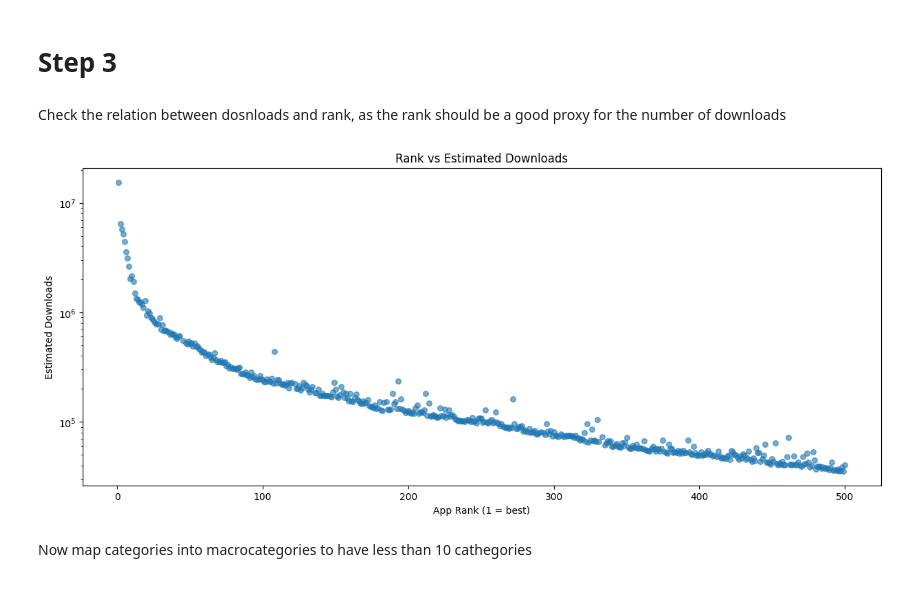
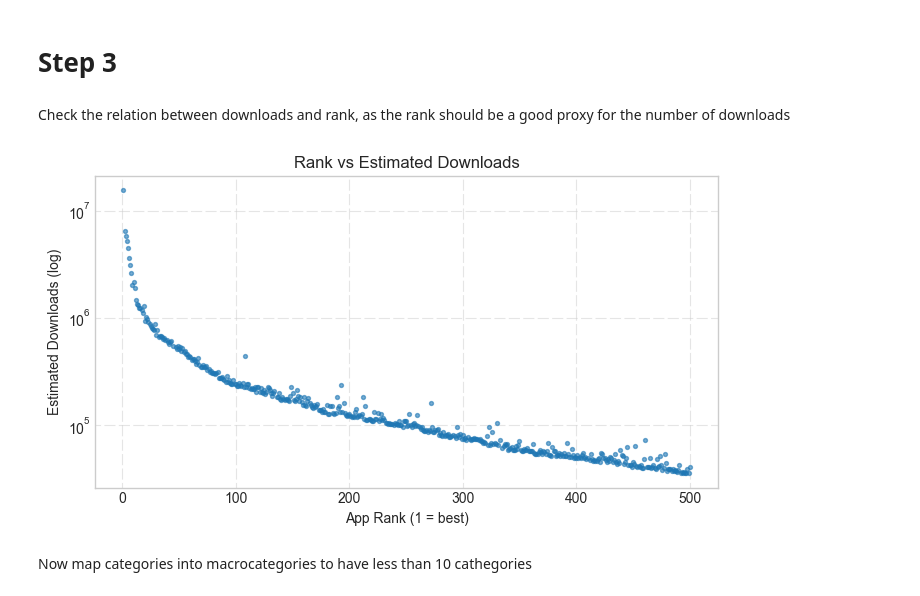
Before and after one commit to guidomagnani/empirical-IO-ps, a Jupyter notebook: src/Code.ipynb, the cells around one changed output. Drawn from its saved outputs; the diff is of its cells as text; code cells hidden in the pictures.

Commit message:
code refactoring, edited and saved output for pdf gen

```diff
--- a/src/Code.ipynb
+++ b/src/Code.ipynb
@@ -3,11 +1,15 @@
 # %%
-import pandas as pd
-from bs4 import BeautifulSoup
-import requests
-import re
+# from bs4 import BeautifulSoup
+# import requests
+# import re
 from itunes_app_scraper.scraper import AppStoreScraper
-import matplotlib.pyplot as plt
-import seaborn as sns
+
 import numpy as np
 
-url = "https://fabiosacerdote.github.io/ScrapingData/top_paid_apps_to_share.html"
+import requests
+import html
+from io import StringIO
+import pandas as pd
+import matplotlib.pyplot as plt
+
+plt.style.use('seaborn-v0_8-whitegrid')
@@ -79,0 +63,5 @@ fulldf
+# %%
+ids = app_df["app_id"].dropna().astype(int).tolist()
+details_df = get_selected_app_details(ids)
+full_df = app_df.merge(details_df, left_on="app_id", right_on="id", how="left")
+full_df.head()
@@ -81,19 +76,25 @@ fulldf
 # Step 3
 # %%
 #assumption of 20 downloads per review
-fulldf["estimated_downloads"] = fulldf["reviews_count"] * 20
+full_df["estimated_downloads"] = full_df["reviews_count"] * 20
 # %% [markdown]
-Check the relation between dosnloads and rank, as the rank should be a good proxy for the number of downloads
+Check the relation between downloads and rank, as the rank should be a good proxy for the number of downloads
 # %%
-fig = plt.figure(figsize=(15, 6))
-plt.scatter(fulldf['rank'], fulldf['estimated_downloads'], alpha=0.6, s=30)
+fig = plt.figure(figsize=(7, 4))
+plt.grid(alpha = 0.5, ls = (5, (10, 3)))
+
+plt.scatter(full_df['rank'], full_df['estimated_downloads'], alpha=0.6, s=8)
+
 plt.xlabel('App Rank (1 = best)')
-plt.ylabel('Estimated Downloads')
+plt.ylabel('Estimated Downloads (log)')
 plt.title('Rank vs Estimated Downloads')
 plt.yscale('log')
+
+plt.tight_layout()
+plt.savefig('../output/plots/rank_vs_downloads.png', dpi=300, bbox_inches='tight')
 plt.show()
 # %% [output]
-[figure, old version]
+[figure, new version]
 # %% [markdown]
 Now map categories into macrocategories to have less than 10 cathegories
 # %%
```
Also changed, not shown: parts of 11 cells of this notebook, 6 other files.
